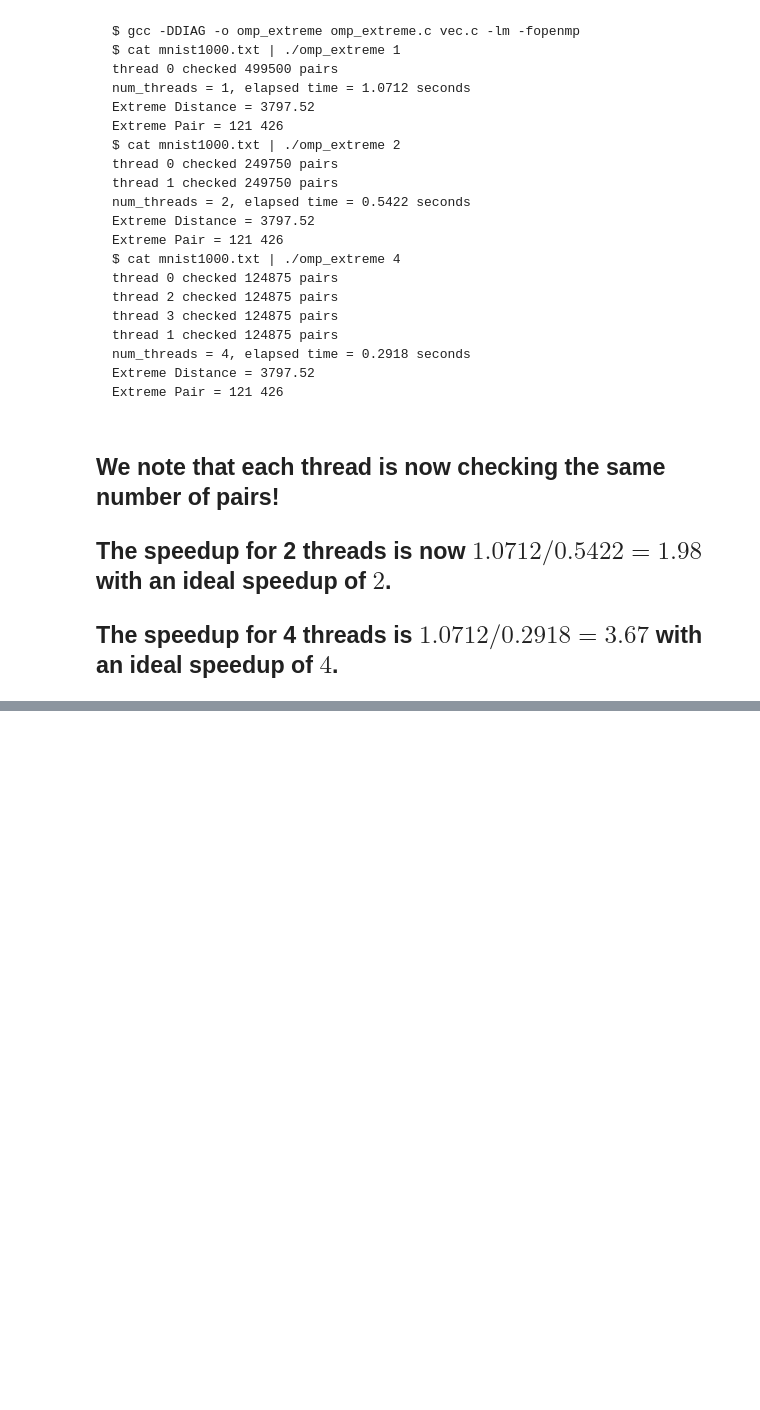
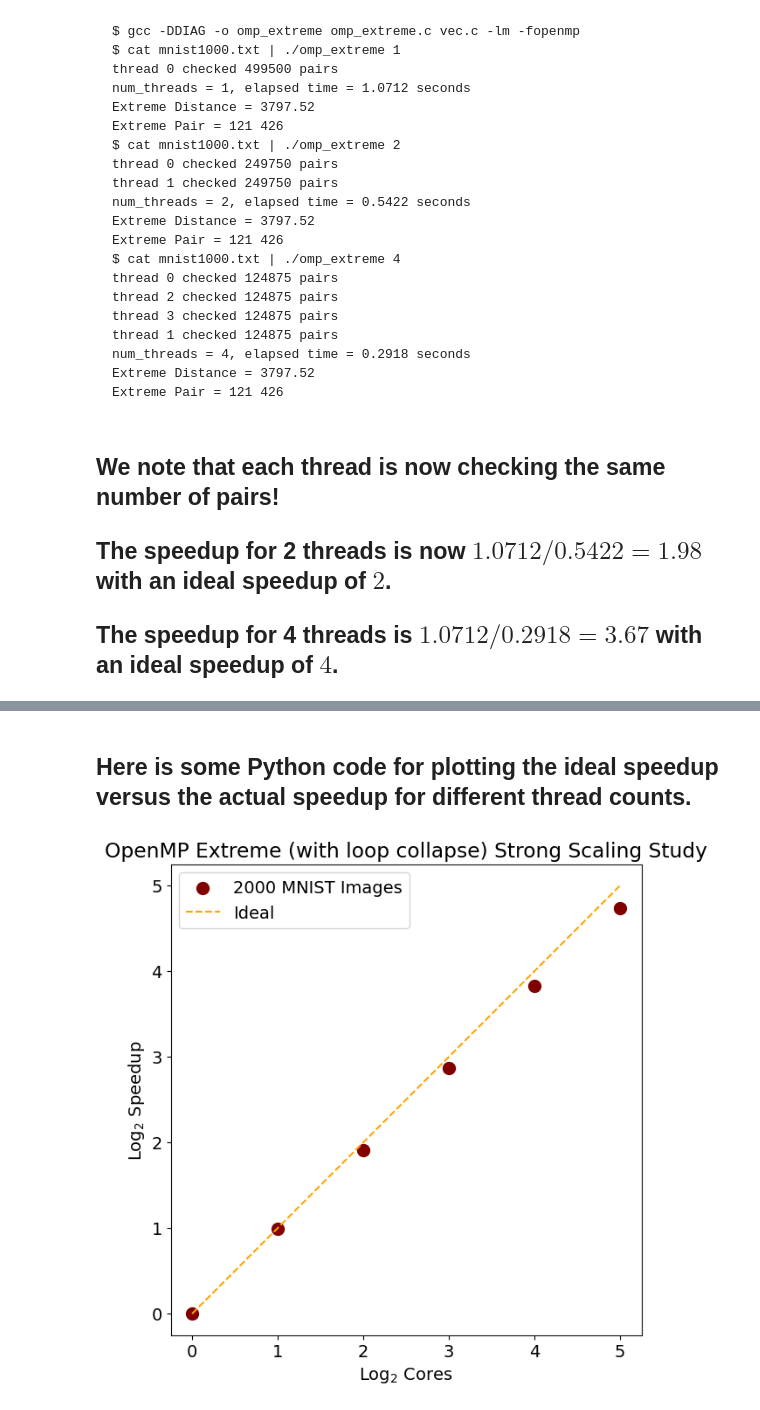
Before and after one commit to jasonrwilson/cmda3634_materials, a Jupyter notebook: L12/lecture12_openMP_extreme.ipynb, the cells around one changed output, grey strips where cells are left out. Cells and saved outputs as stored; diff of their text form; code cells hidden in the pictures; blank space fills up the shorter version.

```diff
--- a/L12/lecture12_openMP_extreme.ipynb
+++ b/L12/lecture12_openMP_extreme.ipynb
@@ -959,0 +1128,19 @@ Writing omp_extreme_v8.c
+# %% [markdown]
+## Here is some Python code for plotting the ideal speedup versus the actual speedup for different thread counts.
+# %%
+import numpy as np
+import matplotlib.pyplot as plt
+A = np.array ( ( (1,4.2854),(2,2.1488),(4,1.1428),(8,0.5880),(16,0.3009),(32,0.1602) ) )
+slow_time = A[0,1]
+A[:,1] = slow_time/A[:,1]
+plt.rcParams['figure.figsize'] = (7, 7)
+plt.rcParams.update({'font.size': 14})
+plt.gca().set_aspect('equal')
+plt.scatter (np.log2(A[:,0]),np.log2(A[:,1]),color='maroon',s=100,label='2000 MNIST Images')
+plt.plot ([0,5],[0,5],'--',color='orange',label='Ideal')
+plt.title ('OpenMP Extreme (with loop collapse) Strong Scaling Study')
+plt.xlabel ('Log$_2$ Cores')
+plt.ylabel ('Log$_2$ Speedup')
+plt.legend();
+# %% [output]
+[figure, added]
```
Also changed, not shown: parts of 13 cells of this notebook.
